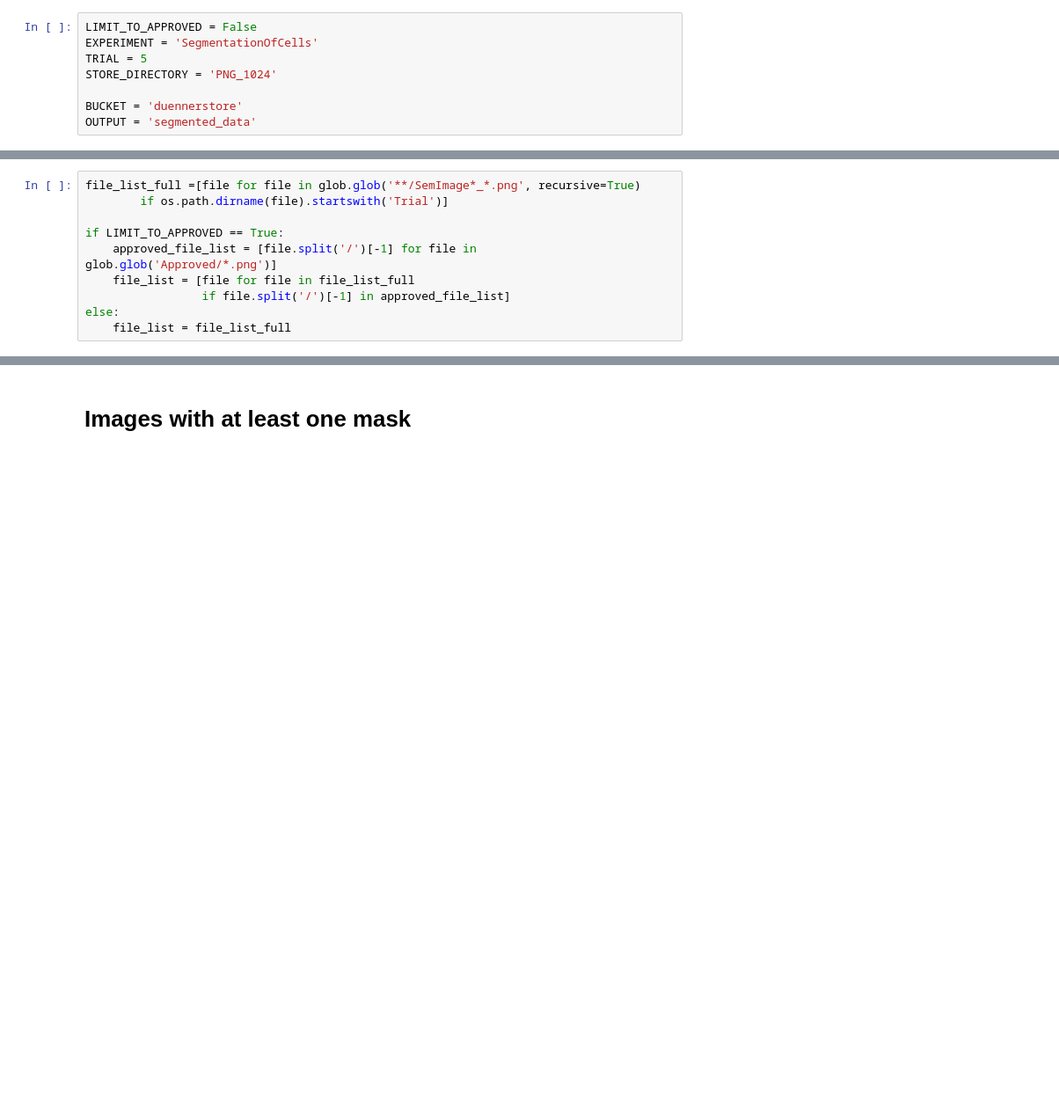
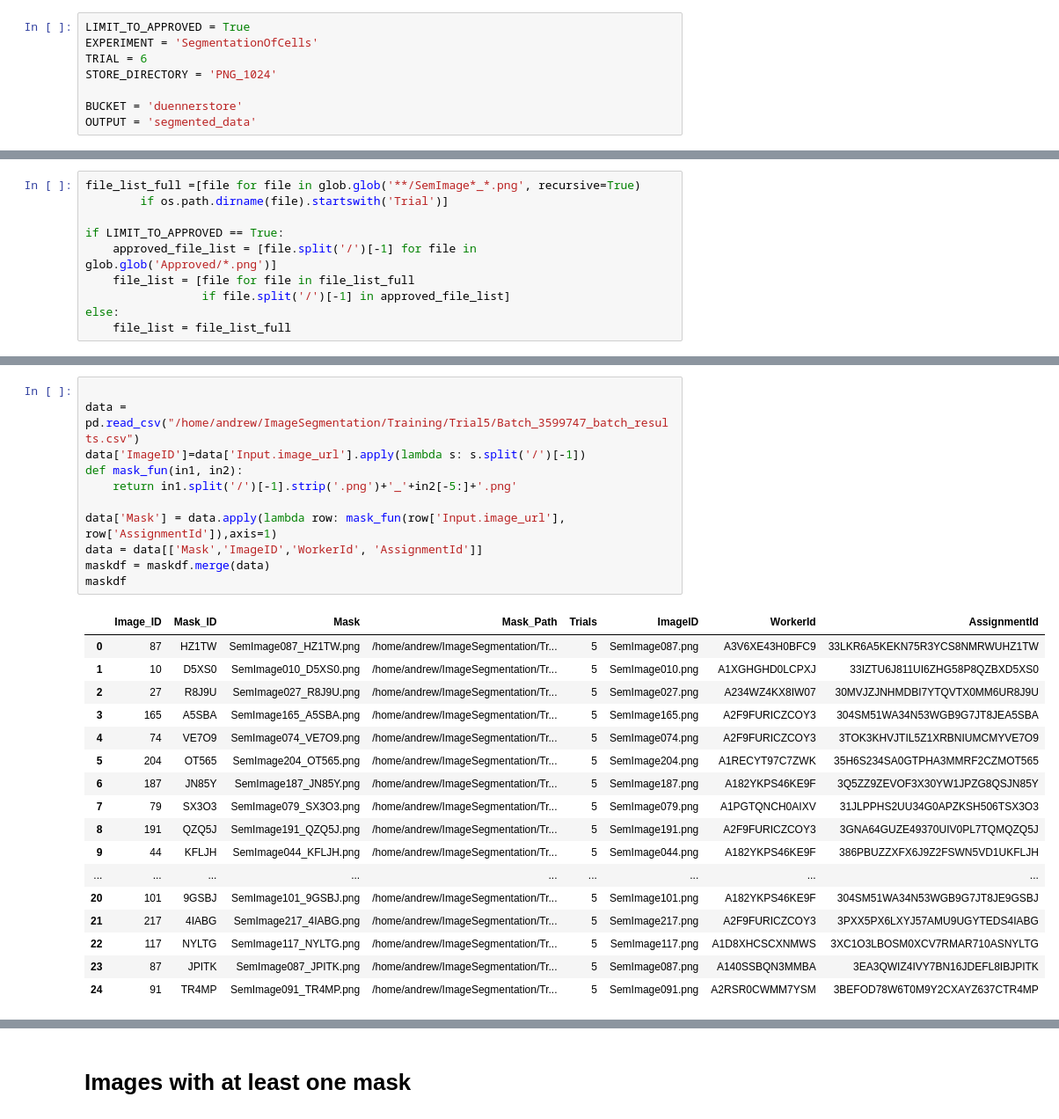
Before and after one commit to aduenner/ImageSegmentation, a Jupyter notebook: Training/summary.ipynb, the cells around one changed output, grey strips where cells are left out. Shown at 88% size. Drawn from its saved outputs; the diff is of its cells as text; blank space fills up the shorter version.

```diff
--- a/Training/summary.ipynb
+++ b/Training/summary.ipynb
@@ -3,9 +3,9 @@ import os
 import glob
 os.chdir('/home/andrew/ImageSegmentation/Training')
 # %%
-LIMIT_TO_APPROVED = False
+LIMIT_TO_APPROVED = True
 EXPERIMENT = 'SegmentationOfCells'
-TRIAL = 5
+TRIAL = 6
 STORE_DIRECTORY = 'PNG_1024'
 
 BUCKET = 'duennerstore'
@@ -55,3 +74,32 @@ maskdf = pd.DataFrame(data)
+# %%
+
+data = pd.read_csv("/home/andrew/ImageSegmentation/Training/Trial5/Batch_3599747_batch_results.csv")
+data['ImageID']=data['Input.image_url'].apply(lambda s: s.split('/')[-1])
+def mask_fun(in1, in2):
+    return in1.split('/')[-1].strip('.png')+'_'+in2[-5:]+'.png'
+
+data['Mask'] = data.apply(lambda row: mask_fun(row['Input.image_url'], row['AssignmentId']),axis=1)
+data = data[['Mask','ImageID','WorkerId', 'AssignmentId']]
+maskdf = maskdf.merge(data)
+maskdf
+# %% [output]
+|  | Image_ID | Mask_ID | Mask | Mask_Path | Trials | ImageID | WorkerId | AssignmentId |
+| 0 | 87 | HZ1TW | SemImage087_HZ1TW.png | /home/andrew/ImageSegmentation/Tr... | 5 | SemImage087.png | A3V6XE43H0BFC9 | 33LKR6A5KEKN75R3YCS8NMRWUHZ1TW |
+| 1 | 10 | D5XS0 | SemImage010_D5XS0.png | /home/andrew/ImageSegmentation/Tr... | 5 | SemImage010.png | A1XGHGHD0LCPXJ | 33IZTU6J811UI6ZHG58P8QZBXD5XS0 |
+| 2 | 27 | R8J9U | SemImage027_R8J9U.png | /home/andrew/ImageSegmentation/Tr... | 5 | SemImage027.png | A234WZ4KX8IW07 | 30MVJZJNHMDBI7YTQVTX0MM6UR8J9U |
+| 3 | 165 | A5SBA | SemImage165_A5SBA.png | /home/andrew/ImageSegmentation/Tr... | 5 | SemImage165.png | A2F9FURICZCOY3 | 304SM51WA34N53WGB9G7JT8JEA5SBA |
+| 4 | 74 | VE7O9 | SemImage074_VE7O9.png | /home/andrew/ImageSegmentation/Tr... | 5 | SemImage074.png | A2F9FURICZCOY3 | 3TOK3KHVJTIL5Z1XRBNIUMCMYVE7O9 |
+| 5 | 204 | OT565 | SemImage204_OT565.png | /home/andrew/ImageSegmentation/Tr... | 5 | SemImage204.png | A1RECYT97C7ZWK | 35H6S234SA0GTPHA3MMRF2CZMOT565 |
+| 6 | 187 | JN85Y | SemImage187_JN85Y.png | /home/andrew/ImageSegmentation/Tr... | 5 | SemImage187.png | A182YKPS46KE9F | 3Q5ZZ9ZEVOF3X30YW1JPZG8QSJN85Y |
+| 7 | 79 | SX3O3 | SemImage079_SX3O3.png | /home/andrew/ImageSegmentation/Tr... | 5 | SemImage079.png | A1PGTQNCH0AIXV | 31JLPPHS2UU34G0APZKSH506TSX3O3 |
+| 8 | 191 | QZQ5J | SemImage191_QZQ5J.png | /home/andrew/ImageSegmentation/Tr... | 5 | SemImage191.png | A2F9FURICZCOY3 | 3GNA64GUZE49370UIV0PL7TQMQZQ5J |
+| 9 | 44 | KFLJH | SemImage044_KFLJH.png | /home/andrew/ImageSegmentation/Tr... | 5 | SemImage044.png | A182YKPS46KE9F | 386PBUZZXFX6J9Z2FSWN5VD1UKFLJH |
+| ... | ... | ... | ... | ... | ... | ... | ... | ... |
+| 20 | 101 | 9GSBJ | SemImage101_9GSBJ.png | /home/andrew/ImageSegmentation/Tr... | 5 | SemImage101.png | A182YKPS46KE9F | 304SM51WA34N53WGB9G7JT8JE9GSBJ |
+| 21 | 217 | 4IABG | SemImage217_4IABG.png | /home/andrew/ImageSegmentation/Tr... | 5 | SemImage217.png | A2F9FURICZCOY3 | 3PXX5PX6LXYJ57AMU9UGYTEDS4IABG |
+| 22 | 117 | NYLTG | SemImage117_NYLTG.png | /home/andrew/ImageSegmentation/Tr... | 5 | SemImage117.png | A1D8XHCSCXNMWS | 3XC1O3LBOSM0XCV7RMAR710ASNYLTG |
+| 23 | 87 | JPITK | SemImage087_JPITK.png | /home/andrew/ImageSegmentation/Tr... | 5 | SemImage087.png | A140SSBQN3MMBA | 3EA3QWIZ4IVY7BN16JDEFL8IBJPITK |
+| 24 | 91 | TR4MP | SemImage091_TR4MP.png | /home/andrew/ImageSegmentation/Tr... | 5 | SemImage091.png | A2RSR0CWMM7YSM | 3BEFOD78W6T0M9Y2CXAYZ637CTR4MP |
 # %%
 import numpy as np
 cdir = os.getcwd()
```
Also changed, not shown: parts of 6 cells of this notebook, 54 other files.
